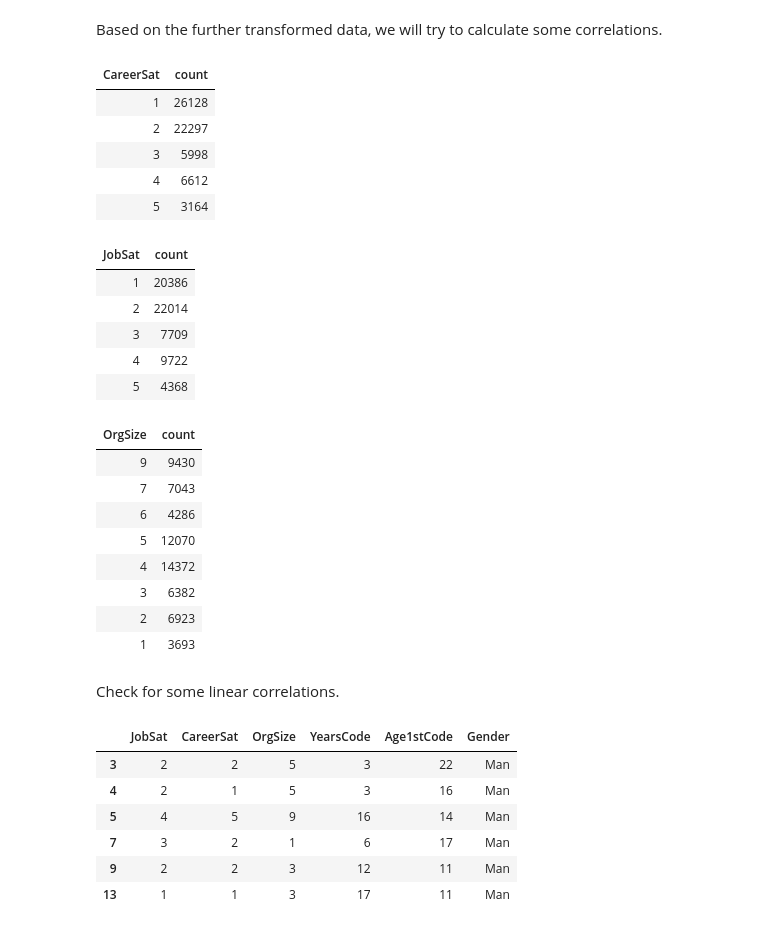
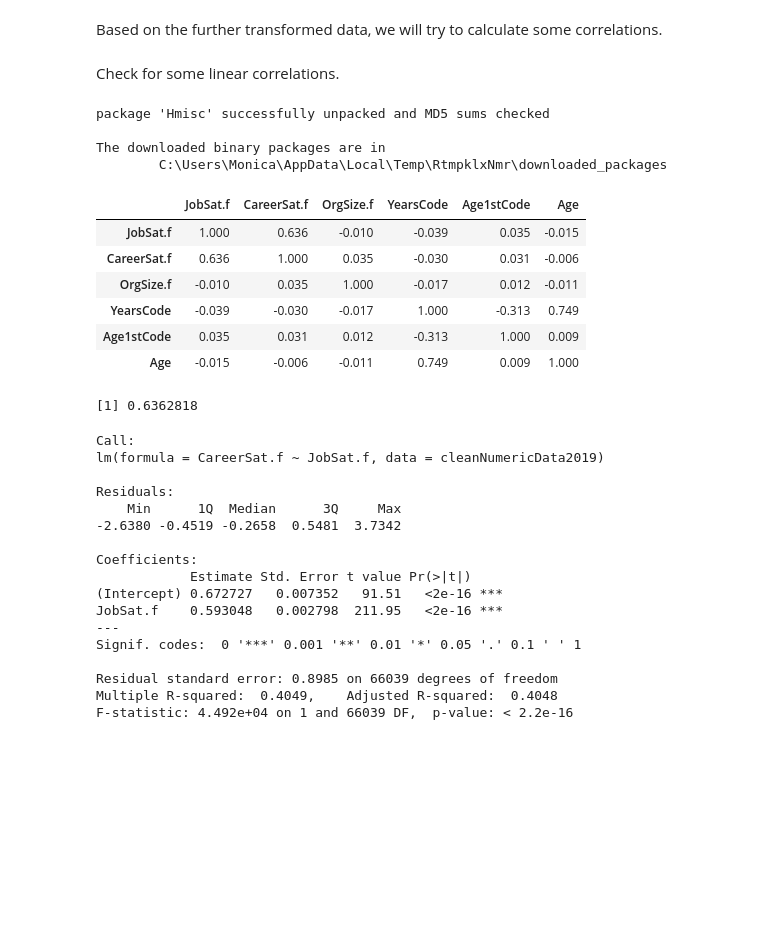
Before and after one commit to kuceriklukas/big-data-project, a Jupyter notebook: Workflow_Clean_Data.ipynb, the cells around one changed output. Drawn from its saved outputs; the diff is of its cells as text; code cells hidden in the pictures; blank space fills up the shorter version.

```diff
--- a/Workflow_Clean_Data.ipynb
+++ b/Workflow_Clean_Data.ipynb
@@ -233,45 +108,45 @@ Based on the further transformed data, we will try to calculate some correlation
-# %%
-# double check for NAs
-cleanNumericData2019 %>% group_by(CareerSat) %>% summarize(count = n())
-cleanNumericData2019 %>% group_by(JobSat) %>% summarize(count = n())
-cleanNumericData2019 %>% group_by(OrgSize) %>% summarize(count = n())
-# %% [output]
-| CareerSat | count |
-| 1 | 26128 |
-| 2 | 22297 |
-| 3 | 5998 |
-| 4 | 6612 |
-| 5 | 3164 |
-| JobSat | count |
-| 1 | 20386 |
-| 2 | 22014 |
-| 3 | 7709 |
-| 4 | 9722 |
-| 5 | 4368 |
-| OrgSize | count |
-| 9 | 9430 |
-| 7 | 7043 |
-| 6 | 4286 |
-| 5 | 12070 |
-| 4 | 14372 |
-| 3 | 6382 |
-| 2 | 6923 |
-| 1 | 3693 |
 # %% [markdown]
 Check for some linear correlations.
+# %%
+install.packages("Hmisc")
+# %% [output]
+package 'Hmisc' successfully unpacked and MD5 sums checked
+
+The downloaded binary packages are in
+        C:\Users\Monica\AppData\Local\Temp\RtmpklxNmr\downloaded_packages
+# %%
+res <- cor(cleanNumericData2019)
+round(res, 3)
+# %% [output]
+|  | JobSat.f | CareerSat.f | OrgSize.f | YearsCode | Age1stCode | Age |
+| JobSat.f | 1.000 | 0.636 | -0.010 | -0.039 | 0.035 | -0.015 |
+| CareerSat.f | 0.636 | 1.000 | 0.035 | -0.030 | 0.031 | -0.006 |
+| OrgSize.f | -0.010 | 0.035 | 1.000 | -0.017 | 0.012 | -0.011 |
+| YearsCode | -0.039 | -0.030 | -0.017 | 1.000 | -0.313 | 0.749 |
+| Age1stCode | 0.035 | 0.031 | 0.012 | -0.313 | 1.000 | 0.009 |
+| Age | -0.015 | -0.006 | -0.011 | 0.749 | 0.009 | 1.000 |
 # %%
-#cleanNumericData2019
-#cor(cleanNumericData2019$JobSat, cleanNumericData2019$CareerSat,  method = "pearson", use = "complete.obs")
-#model <- lm(formula = CareerSat ~ JobSat, data = cleanNumericData2019)
-# summary(model)
-
-head(cleanNumericData2019)
+#explaining the o.64 correlation from above matrice between Career and Job Satisfaction
+cor(cleanNumericData2019$JobSat.f, cleanNumericData2019$CareerSat.f,  method = "pearson", use = "complete.obs")
+model <- lm(formula = CareerSat.f ~ JobSat.f, data = cleanNumericData2019)
+summary(model)
 # %% [output]
-|  | JobSat | CareerSat | OrgSize | YearsCode | Age1stCode | Gender |
-| 3 | 2 | 2 | 5 | 3 | 22 | Man |
-| 4 | 2 | 1 | 5 | 3 | 16 | Man |
-| 5 | 4 | 5 | 9 | 16 | 14 | Man |
-| 7 | 3 | 2 | 1 | 6 | 17 | Man |
-| 9 | 2 | 2 | 3 | 12 | 11 | Man |
-| 13 | 1 | 1 | 3 | 17 | 11 | Man |
+[1] 0.6362818
+Call:
+lm(formula = CareerSat.f ~ JobSat.f, data = cleanNumericData2019)
+
+Residuals:
+    Min      1Q  Median      3Q     Max
+-2.6380 -0.4519 -0.2658  0.5481  3.7342
+
+Coefficients:
+            Estimate Std. Error t value Pr(>|t|)
+(Intercept) 0.672727   0.007352   91.51   <2e-16 ***
+JobSat.f    0.593048   0.002798  211.95   <2e-16 ***
+---
+Signif. codes:  0 '***' 0.001 '**' 0.01 '*' 0.05 '.' 0.1 ' ' 1
+
+Residual standard error: 0.8985 on 66039 degrees of freedom
+Multiple R-squared:  0.4049,    Adjusted R-squared:  0.4048
+F-statistic: 4.492e+04 on 1 and 66039 DF,  p-value: < 2.2e-16
 # %%
```
Also changed, not shown: parts of 17 cells of this notebook.
